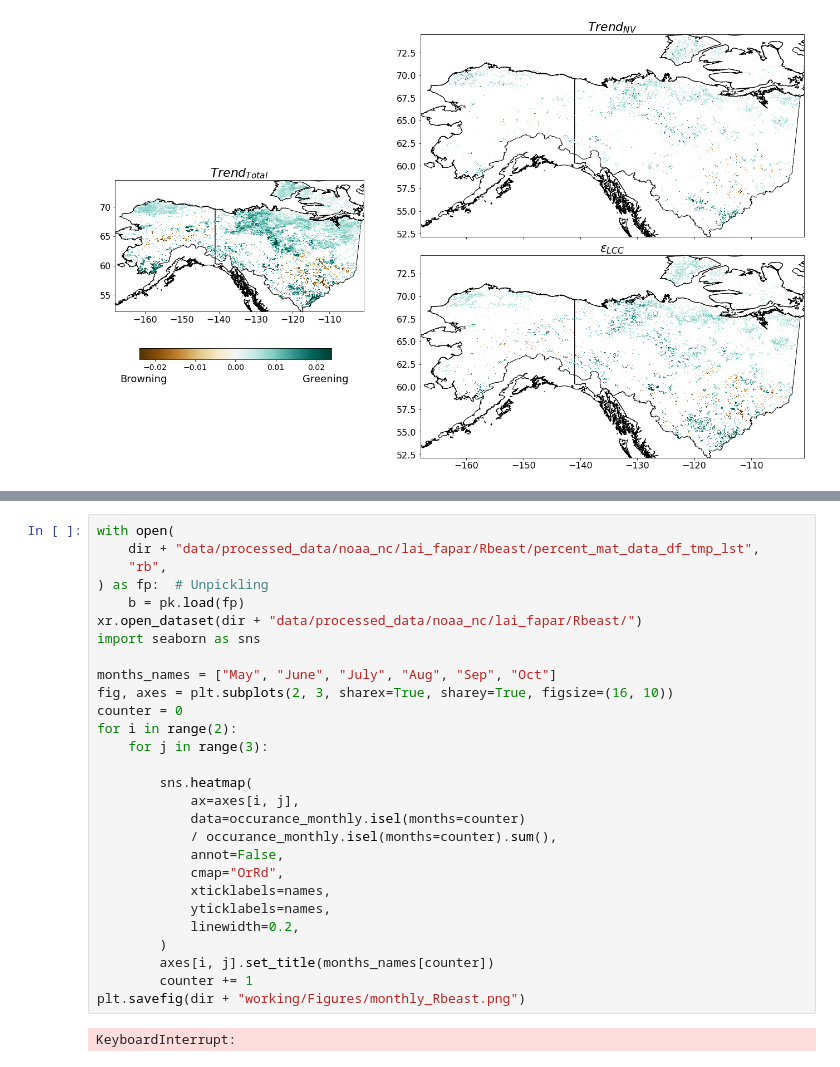
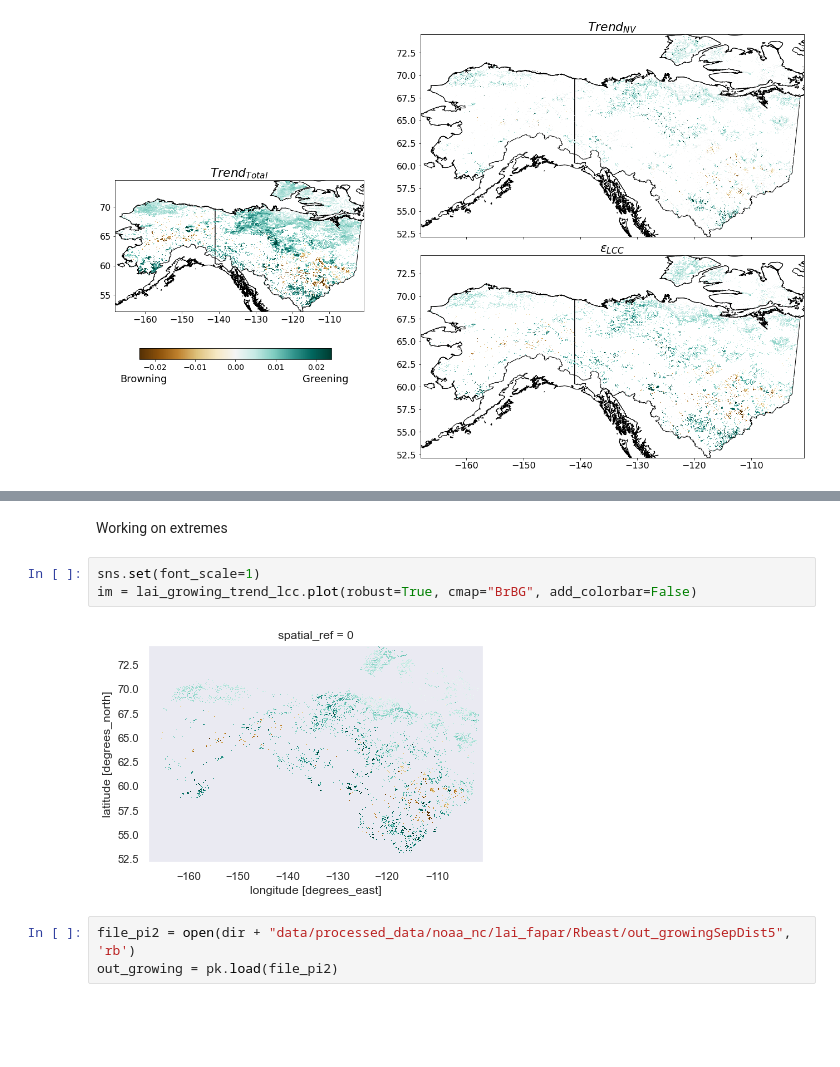
Before and after one commit to hamiddashti/greeness, a Jupyter notebook: codes/src/07_analysis.ipynb, the cells around one changed output, grey strips where cells are left out. Drawn from its saved outputs; the diff is of its cells as text; blank space fills up the shorter version.

```diff
--- a/codes/src/07_analysis.ipynb
+++ b/codes/src/07_analysis.ipynb
@@ -190,30 +139,10 @@ for k in range(6):
-# %%
-with open(
-    dir + "data/processed_data/noaa_nc/lai_fapar/Rbeast/percent_mat_data_df_tmp_lst",
-    "rb",
-) as fp:  # Unpickling
-    b = pk.load(fp)
-xr.open_dataset(dir + "data/processed_data/noaa_nc/lai_fapar/Rbeast/")
-import seaborn as sns
-
-months_names = ["May", "June", "July", "Aug", "Sep", "Oct"]
-fig, axes = plt.subplots(2, 3, sharex=True, sharey=True, figsize=(16, 10))
-counter = 0
-for i in range(2):
-    for j in range(3):
-
-        sns.heatmap(
-            ax=axes[i, j],
-            data=occurance_monthly.isel(months=counter)
-            / occurance_monthly.isel(months=counter).sum(),
-            annot=False,
-            cmap="OrRd",
-            xticklabels=names,
-            yticklabels=names,
-            linewidth=0.2,
-        )
-        axes[i, j].set_title(months_names[counter])
-        counter += 1
-plt.savefig(dir + "working/Figures/monthly_Rbeast.png")
-# %% [output]
-KeyboardInterrupt:
+# %% [markdown]
+Working on extremes
+# %%
+sns.set(font_scale=1)
+im = lai_growing_trend_lcc.plot(robust=True, cmap="BrBG", add_colorbar=False)
+# %% [output]
+[figure, added]
+# %%
+file_pi2 = open(dir + "data/processed_data/noaa_nc/lai_fapar/Rbeast/out_growingSepDist5", 'rb')
+out_growing = pk.load(file_pi2)
```
Also changed, not shown: parts of 16 cells of this notebook, 3 other files.
